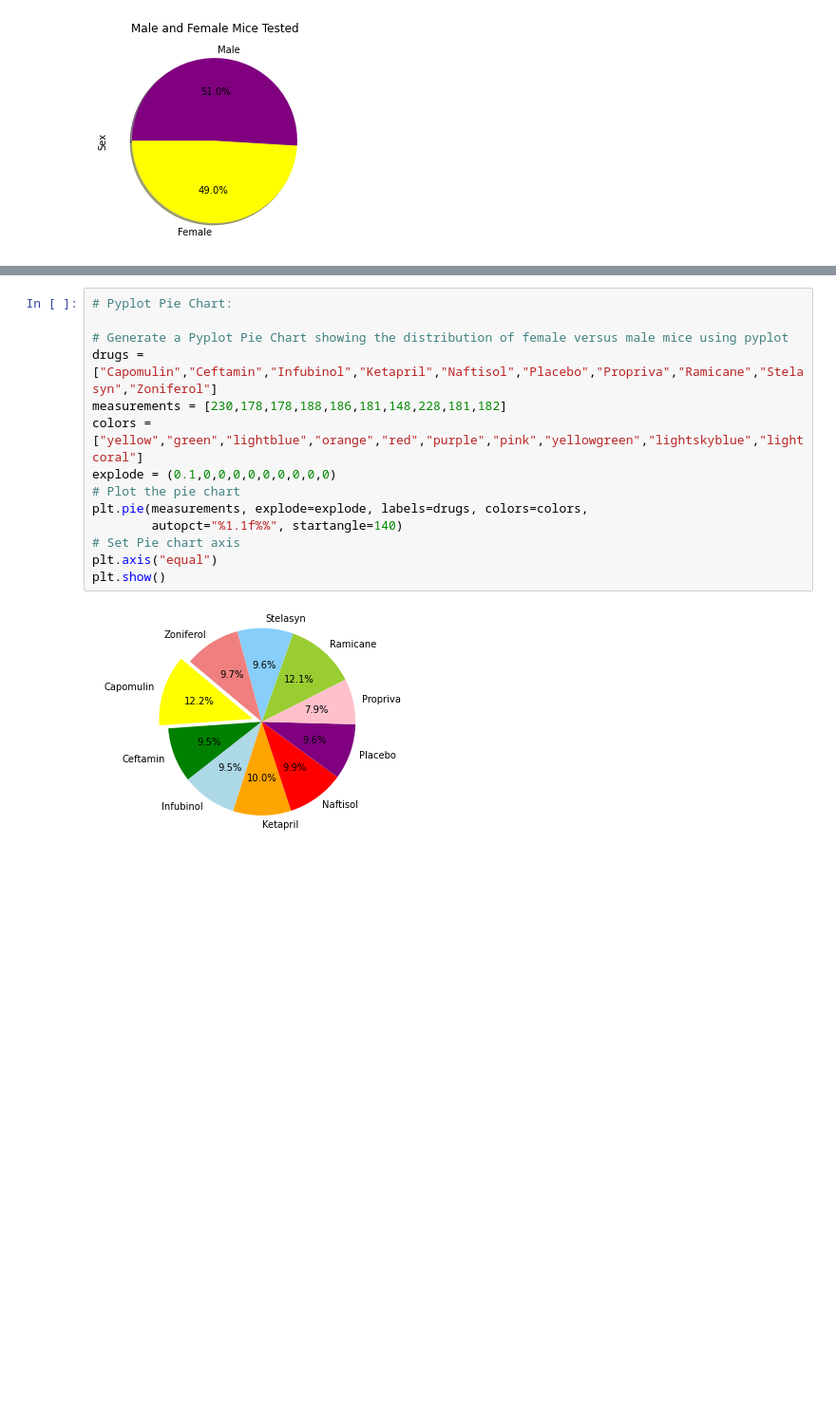
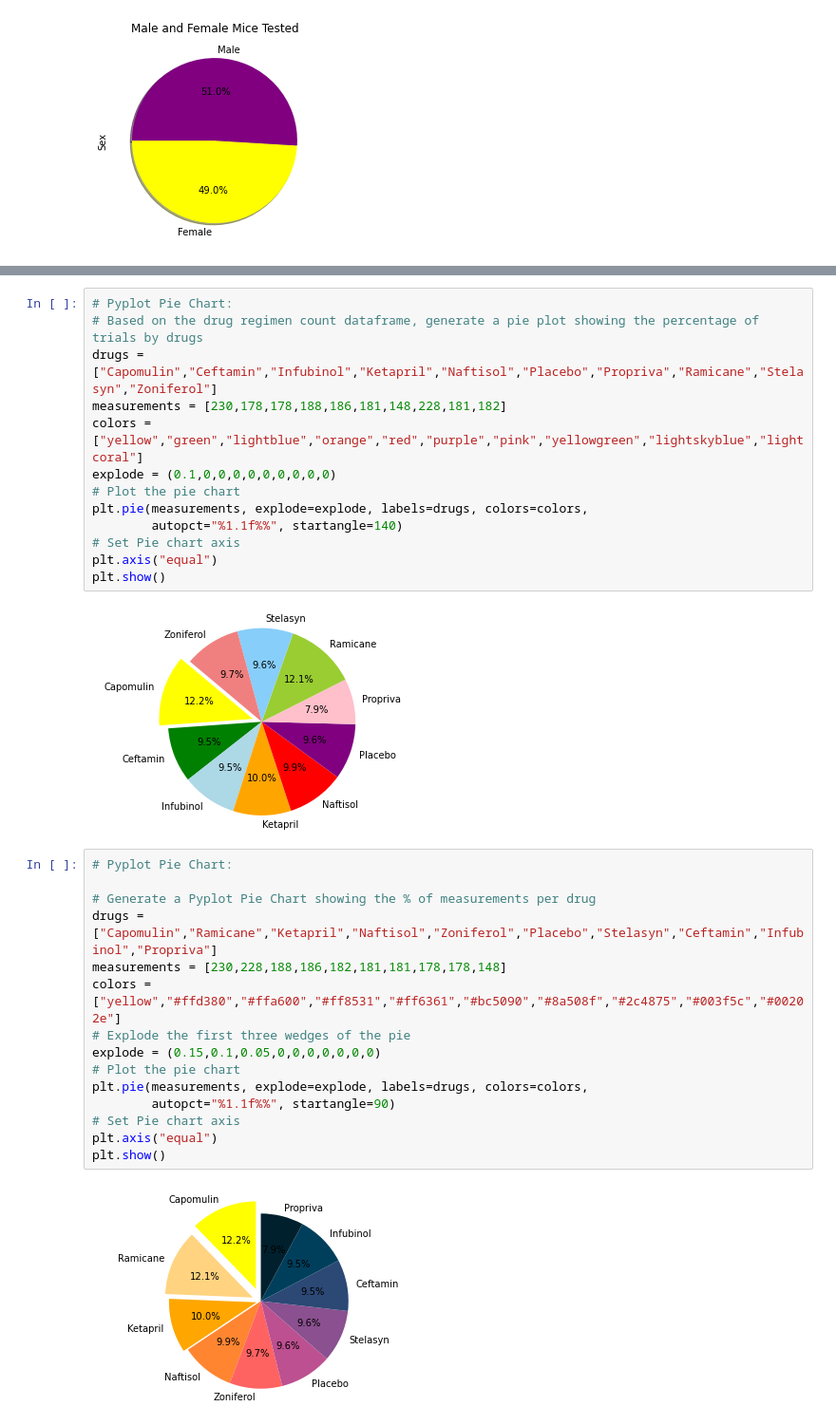
Before and after one commit to mathewqpmiller/Matplotlib-Pymaceuticals_Analysis, a Jupyter notebook: Matplotlib_Pharmaceuticals_Analysis.ipynb, the cells around one changed output, grey strips where cells are left out. Shown: that part at 95% size. Drawn from its saved outputs; the diff is of its cells as text; blank space fills up the shorter version.

```diff
--- a/Matplotlib_Pharmaceuticals_Analysis.ipynb
+++ b/Matplotlib_Pharmaceuticals_Analysis.ipynb
@@ -622,7 +657,6 @@ plt.close()
 # %%
 # Pyplot Pie Chart:
-
-# Generate a Pyplot Pie Chart showing the distribution of female versus male mice using pyplot
+# Based on the drug regimen count dataframe, generate a pie plot showing the percentage of trials by drugs
 drugs = ["Capomulin","Ceftamin","Infubinol","Ketapril","Naftisol","Placebo","Propriva","Ramicane","Stelasyn","Zoniferol"]
 measurements = [230,178,178,188,186,181,148,228,181,182]
 colors = ["yellow","green","lightblue","orange","red","purple","pink","yellowgreen","lightskyblue","lightcoral"]
@@ -635,3 +669,20 @@ plt.axis("equal")
 plt.show()
 # %% [output]
 [figure]
+# %%
+# Pyplot Pie Chart:
+
+# Generate a Pyplot Pie Chart showing the % of measurements per drug
+drugs = ["Capomulin","Ramicane","Ketapril","Naftisol","Zoniferol","Placebo","Stelasyn","Ceftamin","Infubinol","Propriva"]
+measurements = [230,228,188,186,182,181,181,178,178,148]
+colors = ["yellow","#ffd380","#ffa600","#ff8531","#ff6361","#bc5090","#8a508f","#2c4875","#003f5c","#00202e"]
+# Explode the first three wedges of the pie
+explode = (0.15,0.1,0.05,0,0,0,0,0,0,0)
+# Plot the pie chart
+plt.pie(measurements, explode=explode, labels=drugs, colors=colors,
+        autopct="%1.1f%%", startangle=90)
+# Set Pie chart axis
+plt.axis("equal")
+plt.show()
+# %% [output]
+[figure, added]
```
Also changed, not shown: parts of 13 cells of this notebook, 5 other files.
